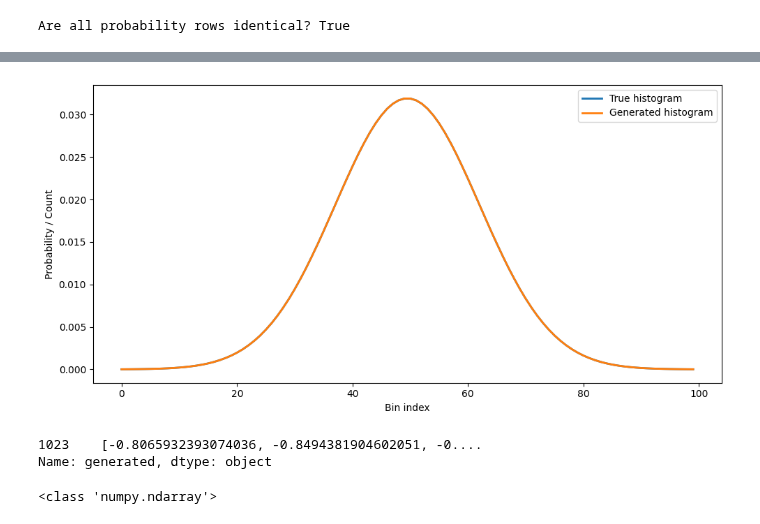
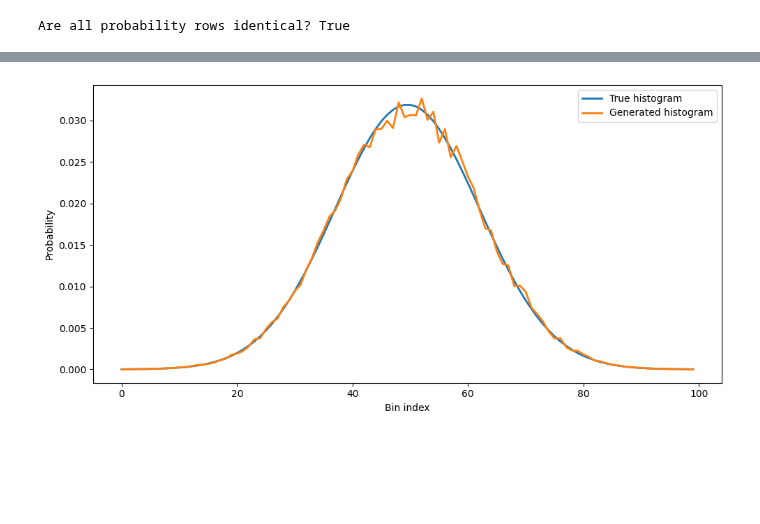
Before and after one commit to matteorofrano/CGAN-for-probability-distribution-generation, a Jupyter notebook: tests.ipynb, the cells around one changed output, grey strips where cells are left out. Saved outputs shown, nothing was run; the diff lists cells and outputs as text; code cells hidden in the pictures; blank space fills up the shorter version.

```diff
--- a/tests.ipynb
+++ b/tests.ipynb
@@ -299,5 +279,4 @@ Parameters: {'input_size': 100, 'condition_size': 253, 'output_dim': 1, 'hidden_
 mydata, mean, std = prepare_data(pdfs, paths, preprocess='log')
 preds, _ = conditional_gan.generate(mydata)
 
-preds_rescaled = np.exp(preds)
-preds_rescaled
+generated = np.exp(preds)
@@ -338,5 +283,4 @@ mydata[0]
 # %%
-generated = preds_rescaled
 p_values = []
 for i, row in enumerate(pdfs):
     _, p_value = ks_test_gan_cdf(generated[i], row)
@@ -381,9 +304,0 @@ tensor([[1.2604e-05, 1.7244e-05, 2.3441e-05,  ..., 2.3441e-05, 1.7244e-05,
-# %%
-generated = preds_rescaled.numpy()
-p_values = []
-for i, row in enumerate(pdfs):
-    _, p_value = ks_test_gan_cdf(generated[i], row)
-    p_values.append(p_value)
-
-test_df = pd.DataFrame({'p_values':p_values})
-test_df
@@ -404,24 +305,7 @@ test_df
 # %%
-generated_sample = preds_rescaled.numpy()[-1]
+generated_sample = generated[-1]
 true_sample = pdfs[-1]
 
 plot_bin_dist(true_sample, generated_sample)
 # %% [output]
-[figure, old version]
+[figure, new version]
-# %%
-import pandas as pd
-
-data = pd.read_csv('data/results/generated_vs_true_bins.csv')
-data = data['generated']
-print(data.iloc[-1:])
-# %% [output]
-1023    [-0.8065932393074036, -0.8494381904602051, -0....
-Name: generated, dtype: object
-# %%
-import numpy as np
-row = (data.iloc[-1:].values)
-print(type(row))
-#y=np.array(exec(row[0]), dtype=np.float64)
-#print(type(y))
-# %% [output]
-<class 'numpy.ndarray'>
```
Also changed, not shown: parts of 13 cells of this notebook, 3 other files.
